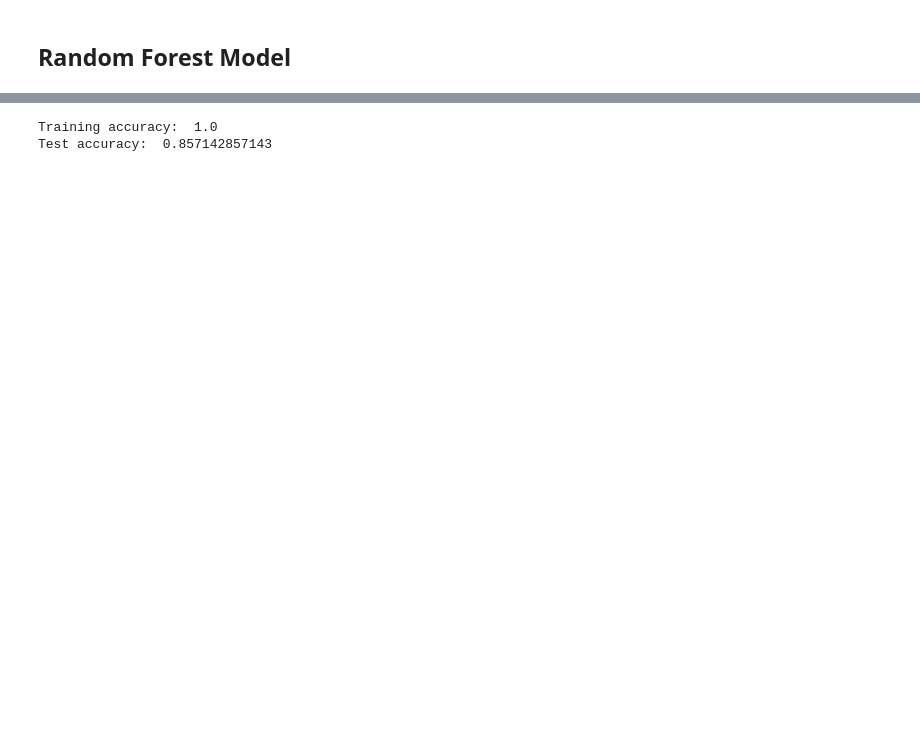
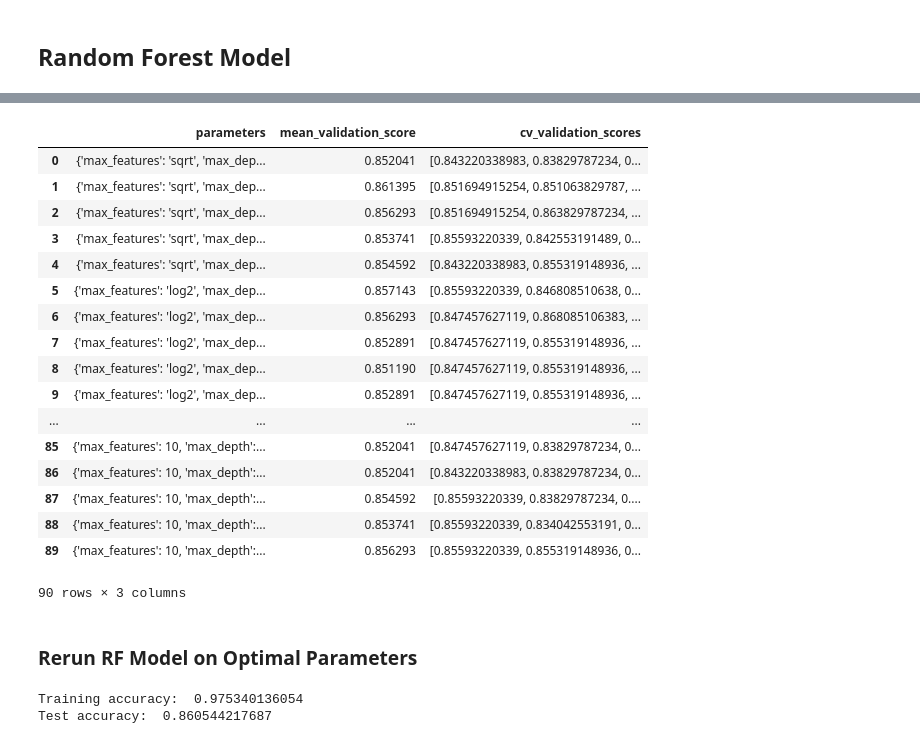
Before and after one commit to LillyanPan/AttritionAnalysis, a Jupyter notebook: Random Forest.ipynb, the cells around one changed output, grey strips where cells are left out. Drawn from its saved outputs; the diff is of its cells as text; code cells hidden in the pictures; blank space fills up the shorter version.

```diff
--- a/Random Forest.ipynb
+++ b/Random Forest.ipynb
@@ -113,9 +162,36 @@ tran_X_tr.head()
+# %%
+pd.DataFrame(CV_rfc.grid_scores_)
+# %% [output]
+|  | parameters | mean_validation_score | cv_validation_scores |
+| 0 | {'max_features': 'sqrt', 'max_dep... | 0.852041 | [0.843220338983, 0.83829787234, 0... |
+| 1 | {'max_features': 'sqrt', 'max_dep... | 0.861395 | [0.851694915254, 0.851063829787, ... |
+| 2 | {'max_features': 'sqrt', 'max_dep... | 0.856293 | [0.851694915254, 0.863829787234, ... |
+| 3 | {'max_features': 'sqrt', 'max_dep... | 0.853741 | [0.85593220339, 0.842553191489, 0... |
+| 4 | {'max_features': 'sqrt', 'max_dep... | 0.854592 | [0.843220338983, 0.855319148936, ... |
+| 5 | {'max_features': 'log2', 'max_dep... | 0.857143 | [0.85593220339, 0.846808510638, 0... |
+| 6 | {'max_features': 'log2', 'max_dep... | 0.856293 | [0.847457627119, 0.868085106383, ... |
+| 7 | {'max_features': 'log2', 'max_dep... | 0.852891 | [0.847457627119, 0.855319148936, ... |
+| 8 | {'max_features': 'log2', 'max_dep... | 0.851190 | [0.847457627119, 0.855319148936, ... |
+| 9 | {'max_features': 'log2', 'max_dep... | 0.852891 | [0.847457627119, 0.855319148936, ... |
+| ... | ... | ... | ... |
+| 85 | {'max_features': 10, 'max_depth':... | 0.852041 | [0.847457627119, 0.83829787234, 0... |
+| 86 | {'max_features': 10, 'max_depth':... | 0.852041 | [0.843220338983, 0.83829787234, 0... |
+| 87 | {'max_features': 10, 'max_depth':... | 0.854592 | [0.85593220339, 0.83829787234, 0.... |
+| 88 | {'max_features': 10, 'max_depth':... | 0.853741 | [0.85593220339, 0.834042553191, 0... |
+| 89 | {'max_features': 10, 'max_depth':... | 0.856293 | [0.85593220339, 0.855319148936, 0... |
+90 rows × 3 columns
+# %% [markdown]
+### Rerun RF Model on Optimal Parameters
 # %%
-# 50 trees, 30/55 features
-rf_model = RandomForestClassifier(n_estimators=50, max_depth=30, max_features='auto')
-rf_model.fit(tran_X_tr, tran_Y_tr)
-print("Training accuracy: ", rf_model.score(tran_X_tr, tran_Y_tr))
-print("Test accuracy: ", rf_model.score(tran_X_test, tran_Y_test))
+rfc = RandomForestClassifier(max_depth = opt_parameters["max_depth"]
+                        ,max_features = opt_parameters['max_features']
+                        ,n_estimators = opt_parameters['n_estimators']
+                        ,n_jobs = -1)
+
+rfc_fit = rfc.fit(tran_X_tr,tran_Y_tr)
+
+print("Training accuracy: ", rfc_fit.score(tran_X_tr, tran_Y_tr))
+print("Test accuracy: ", rfc_fit.score(tran_X_test, tran_Y_test))
 # %% [output]
-Training accuracy:  1.0
-Test accuracy:  0.857142857143
+Training accuracy:  0.975340136054
+Test accuracy:  0.860544217687
```
Also changed, not shown: parts of 13 cells of this notebook, 1 other file.
